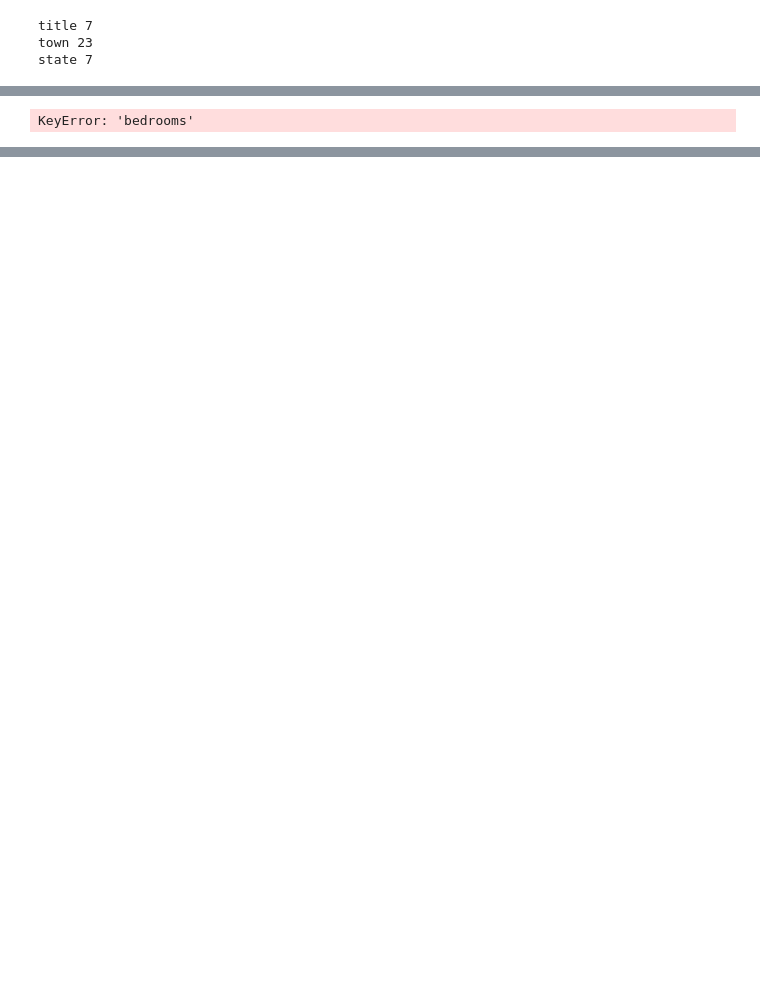
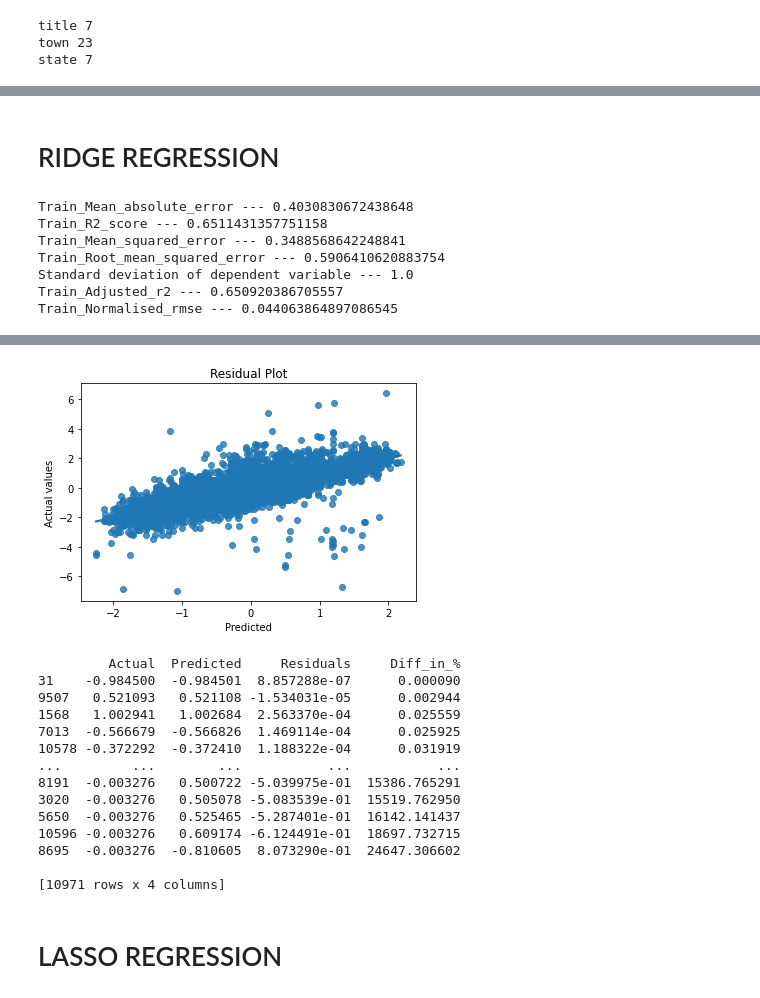
Before and after one commit to NeonStone7/Nigerian_house_price_prediction, a Jupyter notebook: Project_Nigerian_House_Price_Prediction.ipynb, the cells around one changed output, grey strips where cells are left out. Drawn from its saved outputs; the diff is of its cells as text; code cells hidden in the pictures; blank space fills up the shorter version.

```diff
--- a/Project_Nigerian_House_Price_Prediction.ipynb
+++ b/Project_Nigerian_House_Price_Prediction.ipynb
@@ -700,4 +595,0 @@ ytrain=train['price']
-# %%
-pipeline.fit(xtrain,ytrain)
-# %% [output]
-KeyError: 'bedrooms'
@@ -715,0 +645,33 @@ pipeline = Pipeline([('preprocessing', preprocessing), ('model', model)])
+# %% [markdown]
+# RIDGE REGRESSION
+# %%
+
+ridge=Ridge()
+
+parameters={'alpha':[1e-15,1e-8,1e-3,1e-2,1,3,5,7,9,20,40,45,55,100]}
+
+ridge_regressor_1=GridSearchCV(ridge,parameters,scoring='neg_mean_squared_error',cv=5)
+
+
+# Create the full pipeline
+ridge_pipeline_1 = Pipeline(steps=[
+    ('create_new_columns', FeatureUp()),
+    ('replace_high_cardinality', ReplaceHighCardinality(threshold=10)),
+    #('preprocessor', preprocessor),
+    ('ohe',OneHotEncoder()),
+    #('log_transformer', LogTransformer()),
+
+    ('model', ridge_regressor_1),
+])
+
+# Fit the model
+# %%
+regression_model_1(ridge_pipeline_1)
+# %% [output]
+Train_Mean_absolute_error --- 0.4030830672438648
+Train_R2_score --- 0.6511431357751158
+Train_Mean_squared_error --- 0.3488568642248841
+Train_Root_mean_squared_error --- 0.5906410620883754
+Standard deviation of dependent variable --- 1.0
+Train_Adjusted_r2 --- 0.650920386705557
+Train_Normalised_rmse --- 0.044063864897086545
@@ -715,0 +682,17 @@ pipeline = Pipeline([('preprocessing', preprocessing), ('model', model)])
+[figure, added]
+         Actual  Predicted     Residuals     Diff_in_%
+31    -0.984500  -0.984501  8.857288e-07      0.000090
+9507   0.521093   0.521108 -1.534031e-05      0.002944
+1568   1.002941   1.002684  2.563370e-04      0.025559
+7013  -0.566679  -0.566826  1.469114e-04      0.025925
+10578 -0.372292  -0.372410  1.188322e-04      0.031919
+...         ...        ...           ...           ...
+8191  -0.003276   0.500722 -5.039975e-01  15386.765291
+3020  -0.003276   0.505078 -5.083539e-01  15519.762950
+5650  -0.003276   0.525465 -5.287401e-01  16142.141437
+10596 -0.003276   0.609174 -6.124491e-01  18697.732715
+8695  -0.003276  -0.810605  8.073290e-01  24647.306602
+
+[10971 rows x 4 columns]
+# %% [markdown]
+# LASSO REGRESSION
```
Also changed, not shown: parts of 114 cells of this notebook.
